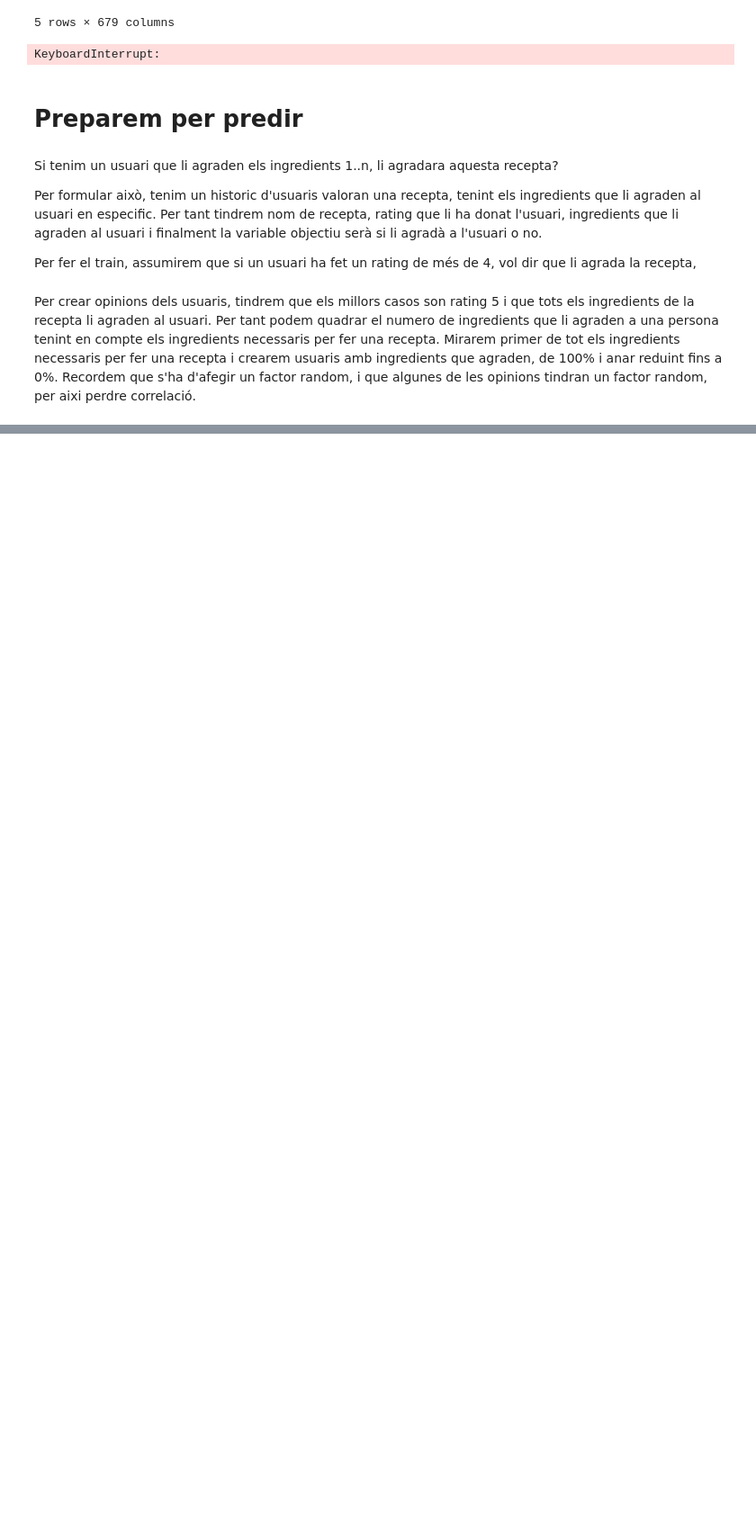
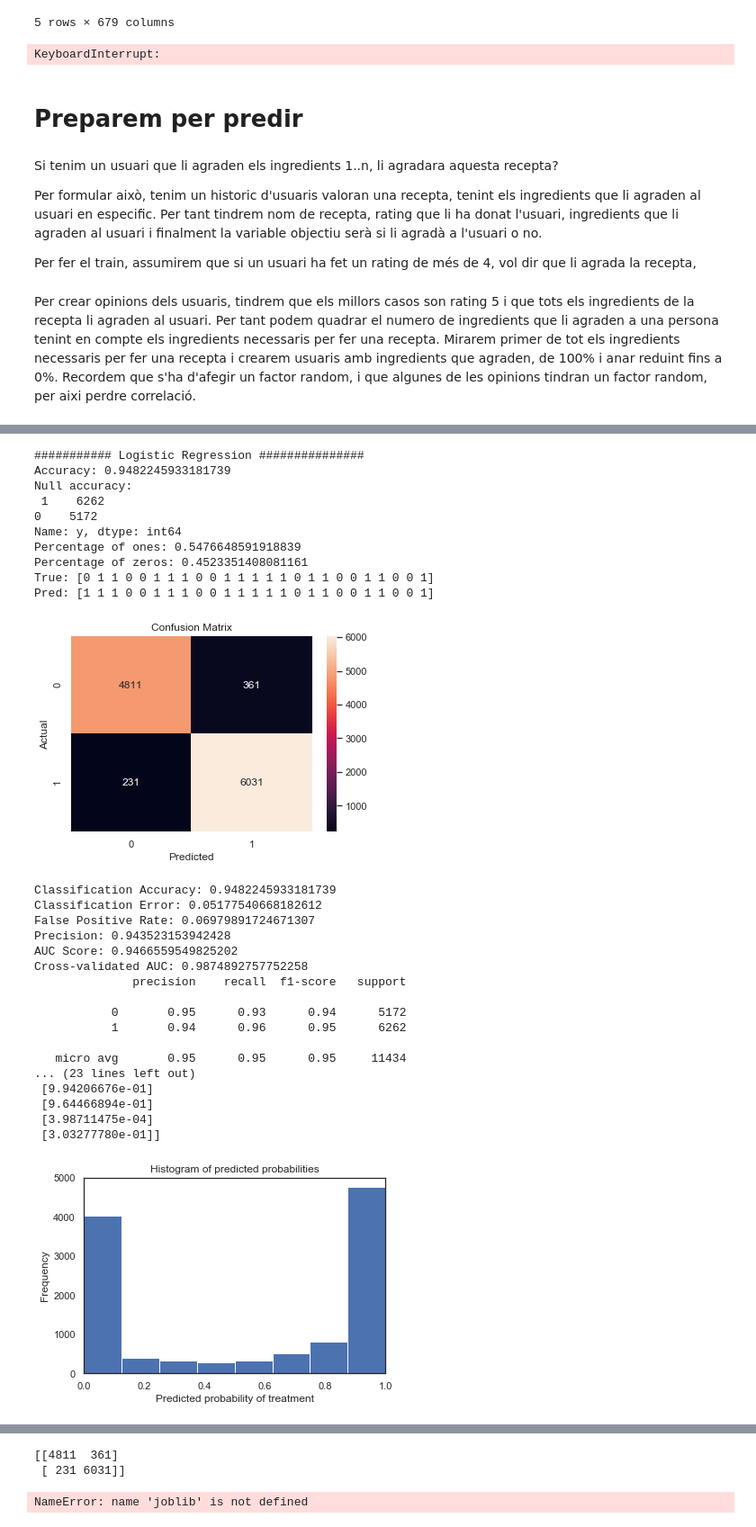
Before and after one commit to Menuing/flask-api, a Jupyter notebook: recipe-prediction.ipynb, the cells around one changed output, grey strips where cells are left out. Shown at 90% size. Drawn from its saved outputs; the diff is of its cells as text; code cells hidden in the pictures; blank space fills up the shorter version.

Commit message:
prediction and model created, ml done

```diff
--- a/recipe-prediction.ipynb
+++ b/recipe-prediction.ipynb
@@ -78,0 +82,4 @@ a[a == 1]
+# %%
+final_df = pd.read_csv('final_df.csv')
+# %%
+final_df['y'] = [1 if rate > 4 else 0 for rate in final_df.ratings_cli]
@@ -78,0 +89,6 @@ a[a == 1]
+# %%
+X = final_df.loc[:, final_df.columns != 'y']
+y = final_df.y
+
+# split X and y into training and testing sets
+X_train, X_test, y_train, y_test = train_test_split(X, y, test_size=0.30, random_state=0)
@@ -78,0 +250,45 @@ a[a == 1]
+# %%
+def logisticRegression(X_train, X_test, y_train, y_test):
+    # train a logistic regression model on the training set
+    logreg = LogisticRegression(solver='liblinear', n_jobs=-1)
+    logreg.fit(X_train, y_train)
+
+    # make class predictions for the testing set
+    y_pred_class = logreg.predict(X_test)
+
+    print('########### Logistic Regression ###############')
+
+    accuracy_score = evalClassModel(logreg, y_test, y_pred_class, True)
+    joblib.dump(logreg, 'logreg.joblib')
+# %%
+logisticRegression(X_train, X_test, y_train, y_test)
+# %% [output]
+########### Logistic Regression ###############
+Accuracy: 0.9482245933181739
+Null accuracy:
+ 1    6262
+0    5172
+Name: y, dtype: int64
+Percentage of ones: 0.5476648591918839
+Percentage of zeros: 0.4523351408081161
+True: [0 1 1 0 0 1 1 1 0 0 1 1 1 1 1 0 1 1 0 0 1 1 0 0 1]
+Pred: [1 1 1 0 0 1 1 1 0 0 1 1 1 1 1 0 1 1 0 0 1 1 0 0 1]
+[figure, added]
+Classification Accuracy: 0.9482245933181739
+Classification Error: 0.05177540668182612
+False Positive Rate: 0.06979891724671307
+Precision: 0.943523153942428
+AUC Score: 0.9466559549825202
+Cross-validated AUC: 0.9874892757752258
+              precision    recall  f1-score   support
+
+           0       0.95      0.93      0.94      5172
+           1       0.94      0.96      0.95      6262
+
+   micro avg       0.95      0.95      0.95     11434
+... (23 lines left out)
+ [9.94206676e-01]
+ [9.64466894e-01]
+ [3.98711475e-04]
+ [3.03277780e-01]]
+[figure, added]
@@ -78,0 +296,3 @@ a[a == 1]
+[[4811  361]
+ [ 231 6031]]
+NameError: name 'joblib' is not defined
```
Also changed, not shown: parts of 9 cells of this notebook, 1 other file.
